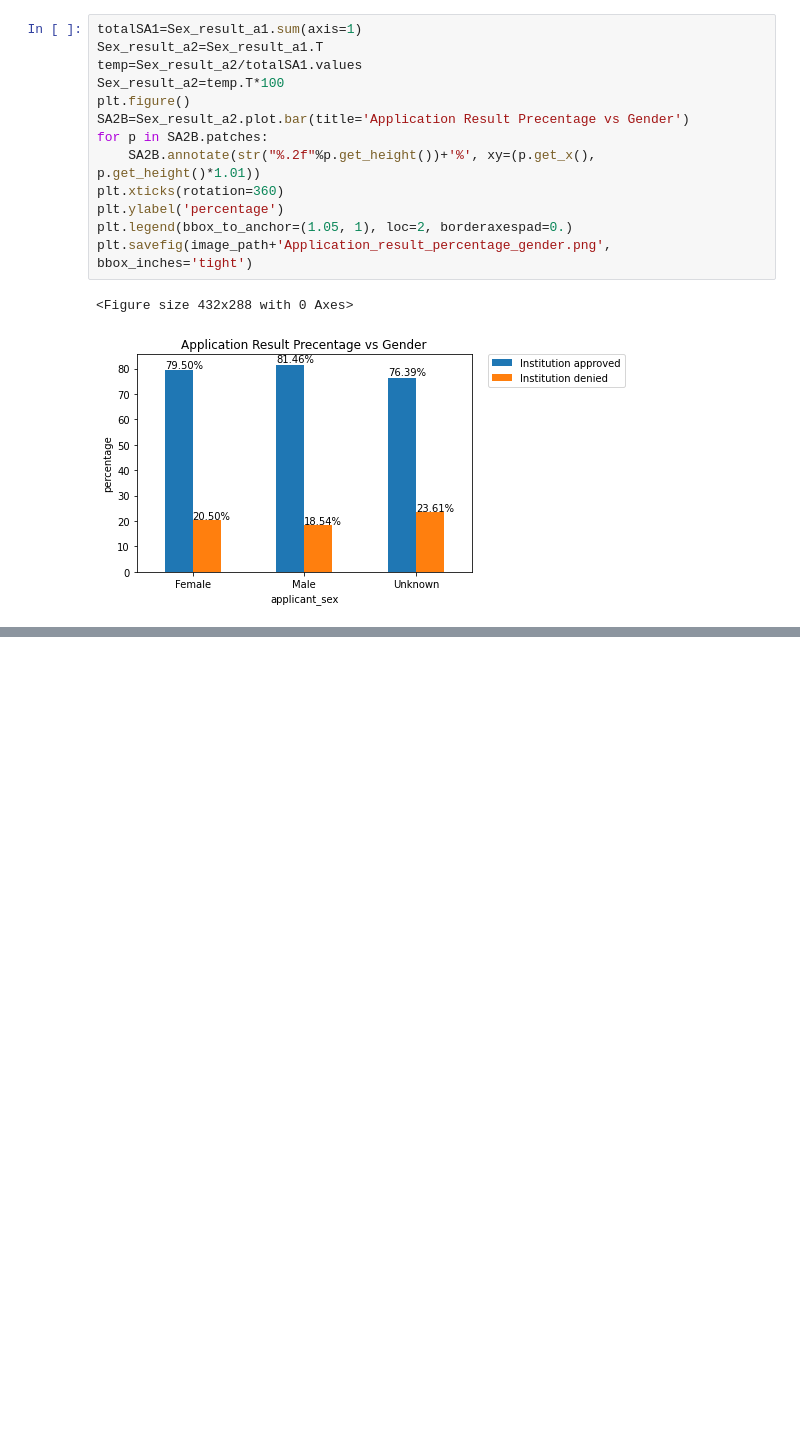
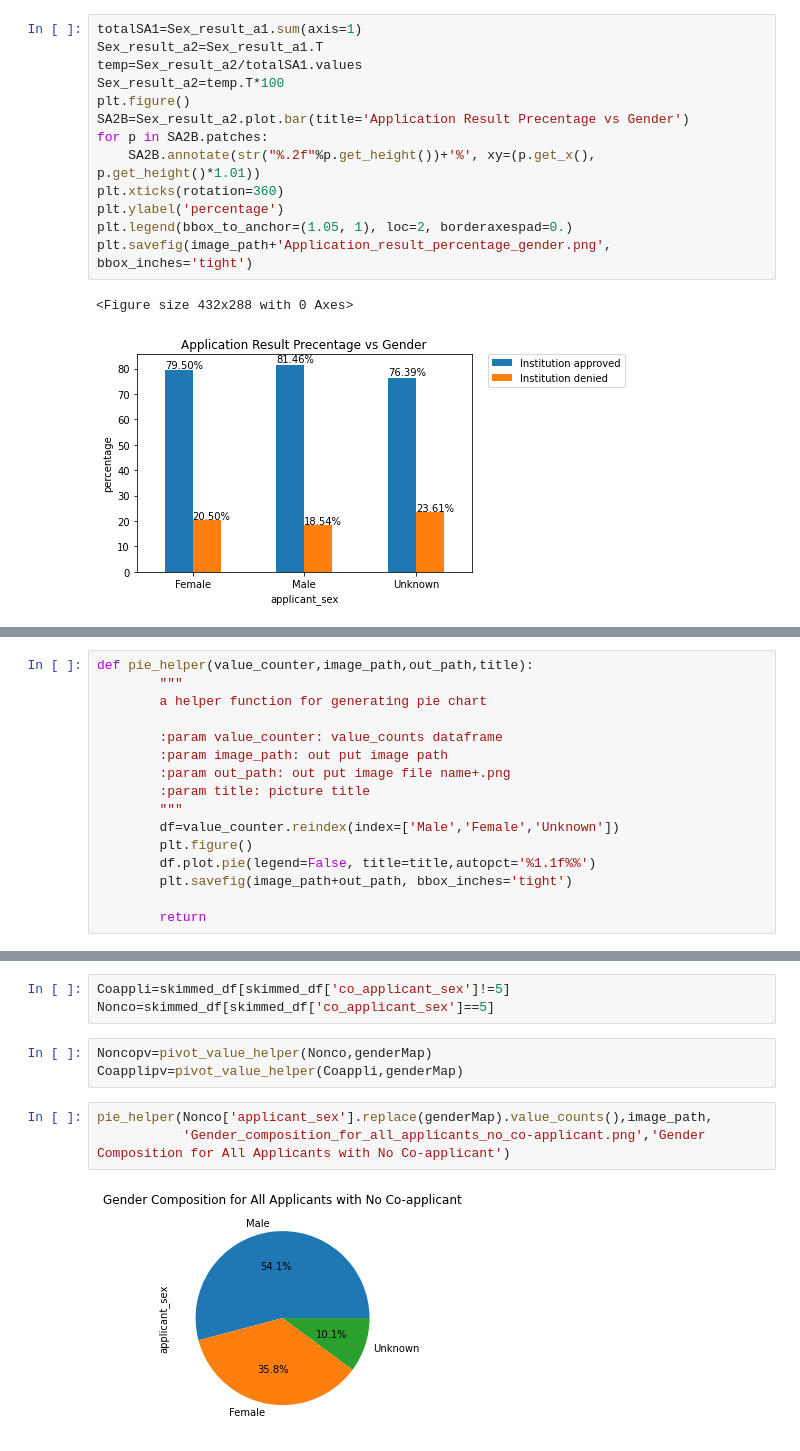
Before and after one commit to YihengYe/ECE143-HMDA_Mortagage_Analysis_and_Prediction, a Jupyter notebook: notebooks/Raw_EDA_2.ipynb, the cells around one changed output, grey strips where cells are left out. Drawn from its saved outputs; the diff is of its cells as text; blank space fills up the shorter version.

```diff
--- a/notebooks/Raw_EDA_2.ipynb
+++ b/notebooks/Raw_EDA_2.ipynb
@@ -104,0 +139,16 @@ plt.savefig(image_path+'Application_result_percentage_gender.png', bbox_inches='
+# %%
+def pie_helper(value_counter,image_path,out_path,title):
+        """
+        a helper function for generating pie chart
+
+        :param value_counter: value_counts dataframe
+        :param image_path: out put image path
+        :param out_path: out put image file name+.png
+        :param title: picture title
+        """
+        df=value_counter.reindex(index=['Male','Female','Unknown'])
+        plt.figure()
+        df.plot.pie(legend=False, title=title,autopct='%1.1f%%')
+        plt.savefig(image_path+out_path, bbox_inches='tight')
+
+        return
@@ -104,0 +201,11 @@ plt.savefig(image_path+'Application_result_percentage_gender.png', bbox_inches='
+# %%
+Coappli=skimmed_df[skimmed_df['co_applicant_sex']!=5]
+Nonco=skimmed_df[skimmed_df['co_applicant_sex']==5]
+# %%
+Noncopv=pivot_value_helper(Nonco,genderMap)
+Coapplipv=pivot_value_helper(Coappli,genderMap)
+# %%
+pie_helper(Nonco['applicant_sex'].replace(genderMap).value_counts(),image_path,
+           'Gender_composition_for_all_applicants_no_co-applicant.png','Gender Composition for All Applicants with No Co-applicant')
+# %% [output]
+[figure, added]
```
Also changed, not shown: parts of 21 cells of this notebook, 17 other files.
